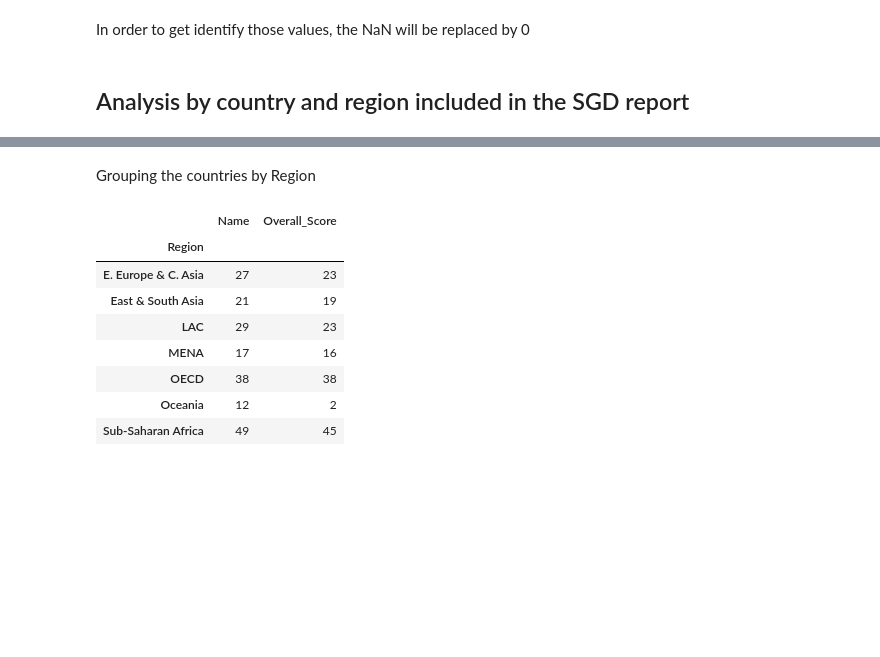
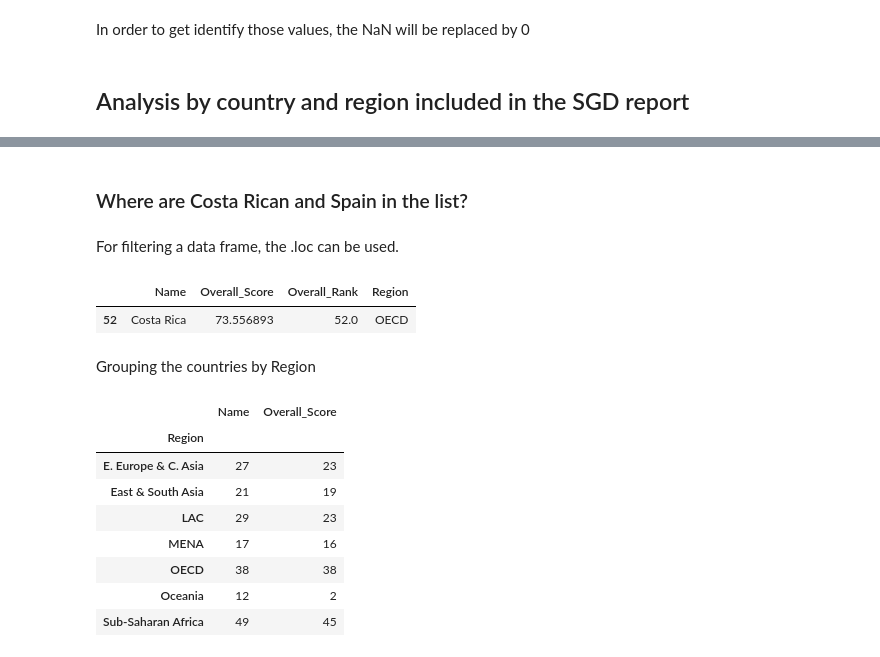
Before and after one commit to orl1289/Sustainable-Development-Goals, a Jupyter notebook: SDG_Country.ipynb, the cells around one changed output, grey strips where cells are left out. Drawn from its saved outputs; the diff is of its cells as text; code cells hidden in the pictures; blank space fills up the shorter version.

Commit message:
Added where are CR and Spain as filter; included the list of UN SDG

```diff
--- a/SDG_Country.ipynb
+++ b/SDG_Country.ipynb
@@ -89,3 +118,14 @@ df.fillna(0).sort_values(by='Overall_Score',ascending=0)
+# %% [markdown]
+### Where are Costa Rican and Spain in the list?
+# %% [markdown]
+For filtering a data frame, the .loc can be used.
+# %%
+df.loc[df.Name == 'Spain']
+
+df.loc[df.Name.str.contains('Costa Rica')]
+# %% [output]
+|  | Name | Overall_Score | Overall_Rank | Region |
+| 52 | Costa Rica | 73.556893 | 52.0 | OECD |
 # %% [markdown]
 Grouping the countries by Region
 # %%
```
Also changed, not shown: parts of 4 cells of this notebook.
